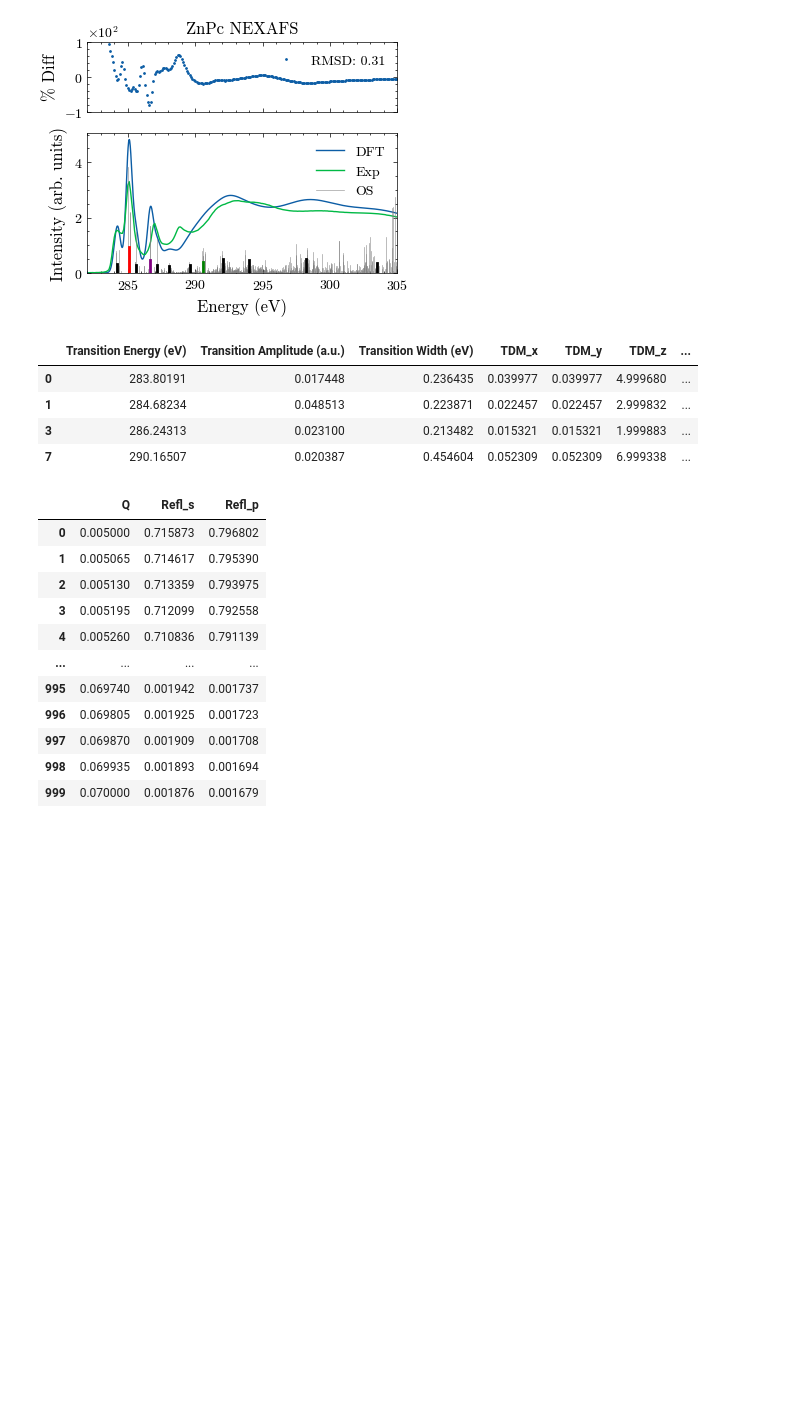
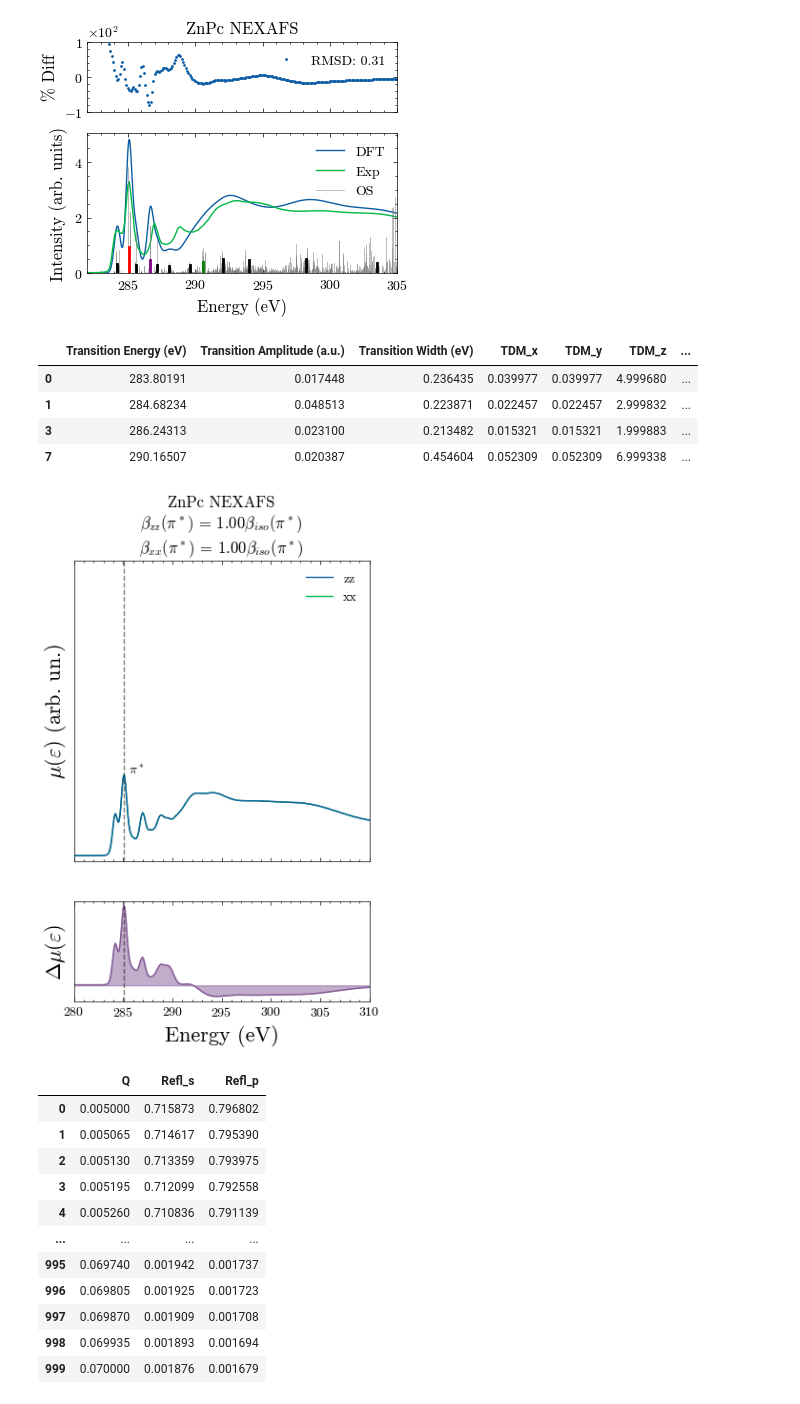
Before and after one commit to WSU-Carbon-Lab/pyref, a Jupyter notebook: docs/visualizations.ipynb, the cells around one changed output. Cells and saved outputs as stored; diff of their text form; code cells hidden in the pictures; blank space fills up the shorter version.

```diff
--- a/docs/visualizations.ipynb
+++ b/docs/visualizations.ipynb
@@ -208,3 +214,69 @@ clusters_params.iloc[[0, 1,3,7]]
+# %%
+shift = 1e3
+
+fig, ax = plt.subplots(nrows = 2, figsize=(4, 6), edgecolor="white", facecolor="white", gridspec_kw={"height_ratios": [3, 1]}, sharex=True)
+
+full_exp["Diff"] = full_exp["90"]-full_exp["20"]
+
+ax[0].plot(full_exp["Energy [eV]"], full_exp["55"], zorder=2)
+ax[0].plot(full_exp["Energy [eV]"], full_exp["55"], zorder=1)
+
+ax[0].plot(full_exp["Energy [eV]"], full_exp["55"], c = "grey", alpha = .5, linestyle="--", zorder=0)
+
+
+ax[1].plot(full_exp["Energy [eV]"], full_exp["Diff"], c="C4")
+ax[1].fill_between(full_exp["Energy [eV]"], full_exp["Diff"], y2=-shift, alpha=0.5, color="C4")
+
+ax[0].grid(False)
+ax[1].grid(False)
+
+pi_energy = find_peaks(full_exp["90"], height=1e4)[0][1]
+
+ax[0].axvline(full_exp["Energy [eV]"].iloc[pi_energy], color="k", linestyle="--", alpha=0.5)
+ax[1].axvline(full_exp["Energy [eV]"].iloc[pi_energy], color="k", linestyle="--", alpha=0.5)
+
+int_90 = full_exp["90"].iloc[pi_energy]
+int_55 = full_exp["55"].iloc[pi_energy]
+int_ds = full_exp["Diff"].iloc[pi_energy]
+
+zsf = 2 * int_55 / int_ds
+xsf = (int_55 - full_exp["55"].iloc[0]) / int_ds
+
+z_scales = np.linspace(0, zsf, 200)
+x_scales = np.linspace(0, xsf, 200)
+
+ax[0].set_yticks([])
+ax[0].set_ylabel(r"$\mu (\varepsilon)$ (arb. un.)", fontsize=16)
+ax[0].tick_params(axis="x", bottom=True, which="both")
+ax[0].set_xlim(280, 310)
+ax[0].legend(["zz", "xx"], loc="upper right")
+ax[0].annotate(r"$\pi^*$", (full_exp["Energy [eV]"].iloc[pi_energy], int_55), xytext=(full_exp["Energy [eV]"].iloc[pi_energy]+0.5, int_55+1e3))
+
+ax[1].set_yticks([])
+ax[1].set_ylabel(r"$\Delta \mu (\varepsilon)$", fontsize=16)
+ax[1].set_xlabel(r"Energy (eV)", fontsize=16)
+ax[0].set_ylim(0, 3.5*int_55)
+
+def update(frame):
+    z_scale = z_scales[frame]
+    x_scale = x_scales[frame]
+
+    zz = full_exp["55"] + z_scale * full_exp["Diff"]
+    xx = full_exp["55"] - x_scale * full_exp["Diff"]
+
+    ax[0].lines[0].set_ydata(zz)
+    ax[0].lines[1].set_ydata(xx)
+    ratio_z = zz.iloc[pi_energy] / int_55
+    ratio_x = xx.iloc[pi_energy] / int_55
+
+    ax[0].set_title("ZnPc NEXAFS\n"+
+                    r"$\beta_{zz}(\pi^*)$ = "+f"{ratio_z:.2f}" + r"$\beta_{iso}(\pi^*)$" +"\n"+
+                    r"$\beta_{xx}(\pi^*)$ = "+f"{ratio_x:.2f}" + r"$\beta_{iso}(\pi^*)$", fontsize=12)
+
+ani = FuncAnimation(fig, update, frames=200, interval=5, repeat=False)
+ani.save("ZnPc_NEXAFS.mp4", fps = 60, dpi=300)
+# %% [output]
+[figure, added]
 # %%
 # Load the models
 energies = [250, 275, 280, 281, 282, 282.3, 282.7, 283.1, 283.7, 284.0, 284.2, 287.0, 289.0]
```
Also changed, not shown: parts of 3 cells of this notebook, 14 other files.
